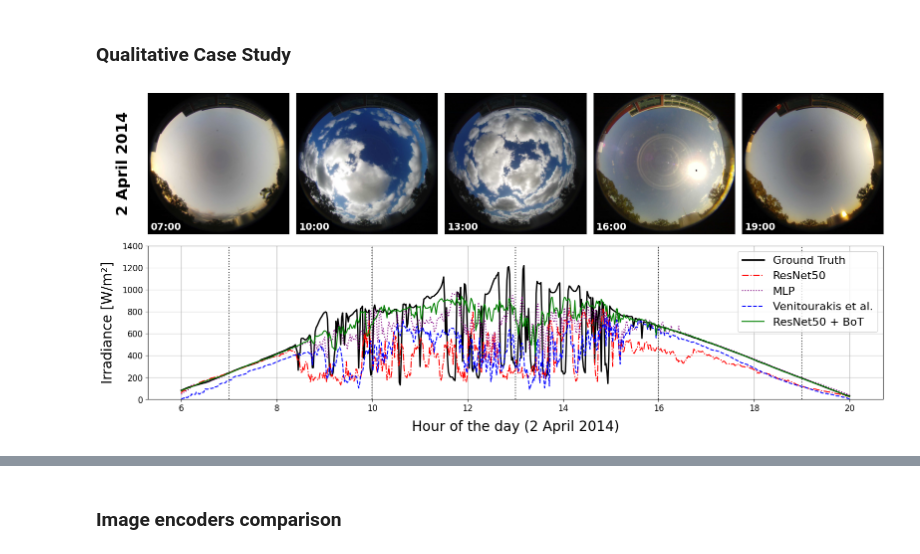
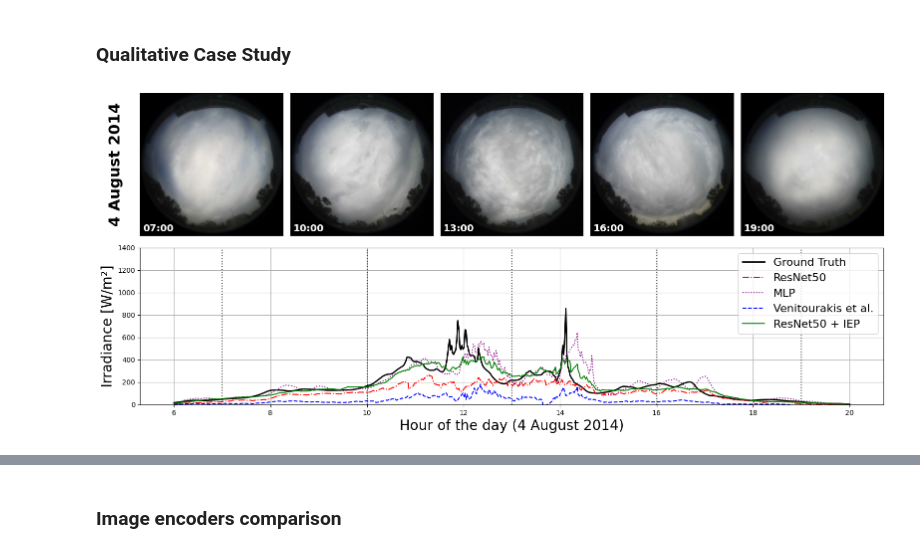
Before and after one commit to PUTvision/solar-irradiance, a Jupyter notebook: notebooks/article_graphic.ipynb, the cells around one changed output, grey strips where cells are left out. Saved outputs shown, nothing was run; the diff lists cells and outputs as text; code cells hidden in the pictures.

```diff
--- a/notebooks/article_graphic.ipynb
+++ b/notebooks/article_graphic.ipynb
@@ -24,6 +24,10 @@ gs = gridspec.GridSpec(2, 5, figure=fig, height_ratios=[2, 1.75])  # 4 rows, 4 c
 # === 1.1. Load data ===
 date = "20140402"
 date_word = "2 April 2014"
+date = "20140621"
+date_word = "21 June 2014"
+date = "20140804"
+date_word = "4 August 2014"
 
 with open(f"forecasts_{date[6:]}_{date[4:6]}_{date[:4]}.pickle", "rb") as f:
     forecasts = pickle.load(f)
@@ -47,32 +51,32 @@ for i, (img, h) in enumerate(zip(sky_images, sky_hours)):
     if i == 0:
         # add additional space between y-label and the image
         ax.set_ylabel(date_word, fontsize=22, fontweight="bold", labelpad=25)
         ax.yaxis.set_label_position("left")
     ax.set_yticks([])
     ax.set_xticks([])
     ax.text(
         0.02, 0.03, f"{h:02d}:00", color="white", fontsize=14, fontweight="bold",
         transform=ax.transAxes, bbox=dict(facecolor="black", alpha=0.5, boxstyle="round,pad=0.2")
     )
 
 # Bottom row – irradiance plot
 ax = fig.add_subplot(gs[1, :])
 ax.plot(hours, gt, label="Ground Truth", color="black", linewidth=2)
 ax.plot(hours, baseline, label="ResNet50", color="red", linestyle="-.")
 ax.plot(hours, mlp, label="MLP", color="purple", linestyle=":")
 ax.plot(hours, venitourakis, label="Venitourakis et al.", color="blue", linestyle="--")
-ax.plot(hours, final, label="ResNet50 + BoT", color="green", linestyle="-")
+ax.plot(hours, final, label="ResNet50 + IEP", color="green", linestyle="-")
 
 for h in sky_hours:
     ax.axvline(h, color="black", linestyle=":", alpha=0.75)
 
 ax.set_xlabel(f"Hour of the day ({date_word})", fontsize=20)
 ax.set_ylabel("Irradiance [W/m²]", fontsize=20)
 ax.set_ylim(0, 1400)
 ax.legend(fontsize=16, loc="upper right")
 ax.grid(True)
 
 plt.tight_layout()
 plt.savefig(f"Figure_8_qualitative_comparison_{date[6:]}_{date[4:6]}_{date[:4]}.pdf", dpi=300, bbox_inches="tight")
 # %% [output]
-[figure, old version]
+[figure, new version]
```
Also changed, not shown: parts of 6 cells of this notebook, 19 other files.
